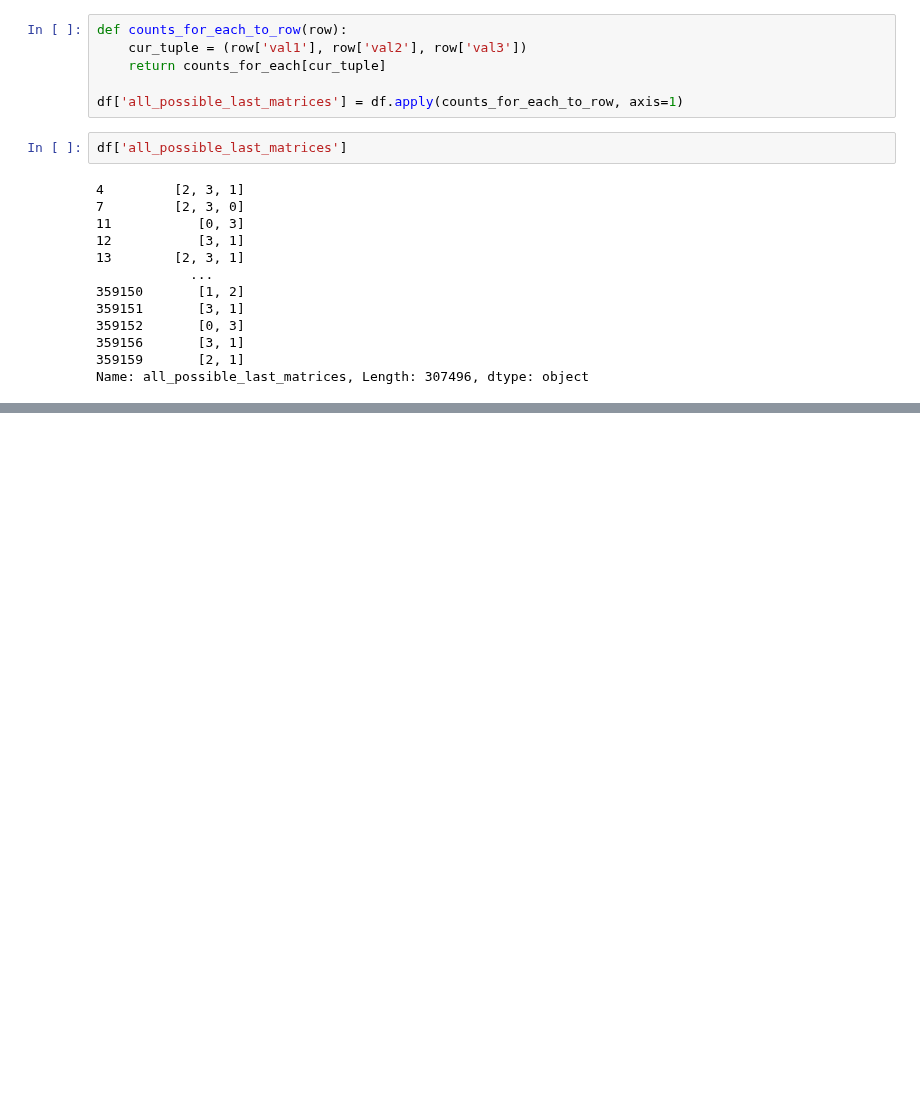
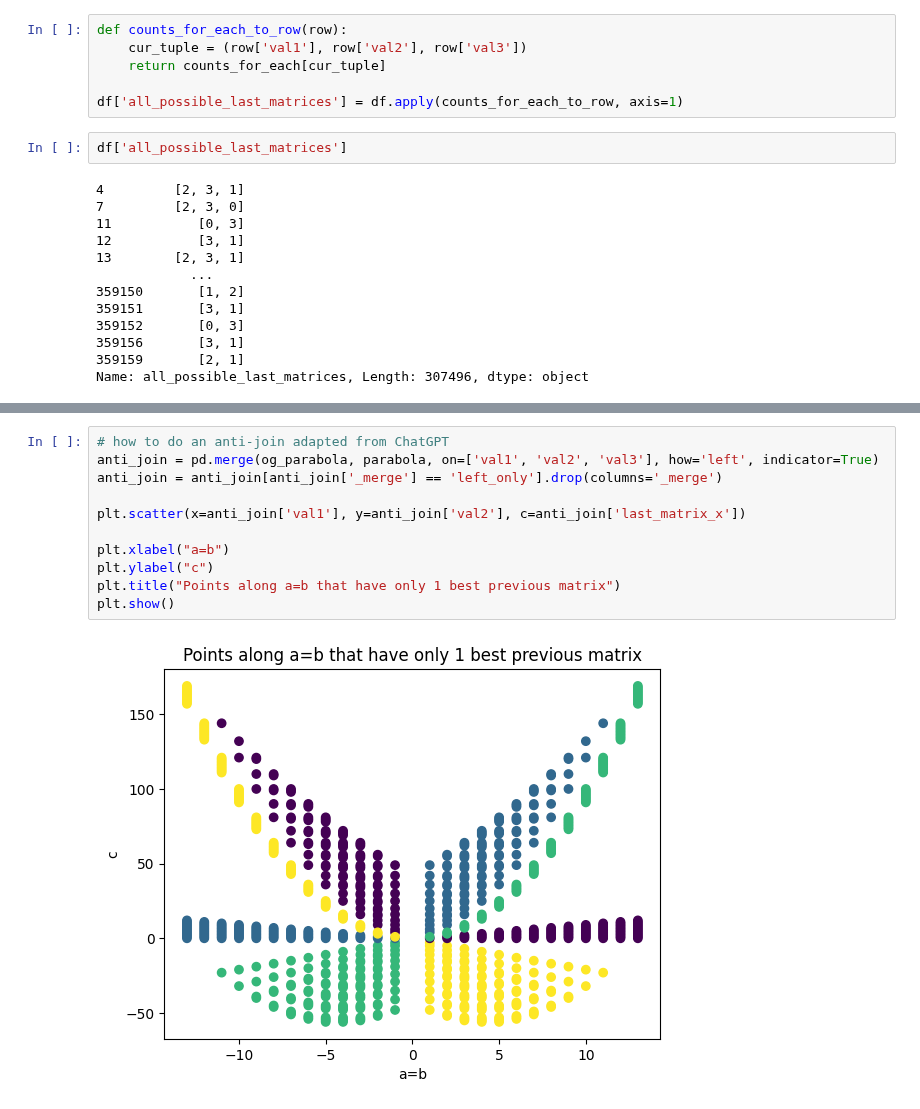
Before and after one commit to MXM-MachineLearning/MXM_AI_Ellenberg, a Jupyter notebook: heisenberg_group/Visualizations/duplicate_paths.ipynb, the cells around one changed output, grey strips where cells are left out. Cells and saved outputs as stored; diff of their text form; blank space fills up the shorter version.

```diff
--- a/heisenberg_group/Visualizations/duplicate_paths.ipynb
+++ b/heisenberg_group/Visualizations/duplicate_paths.ipynb
@@ -122,0 +143,13 @@ for i in [0, 1, 2, 3]:
+# %%
+# how to do an anti-join adapted from ChatGPT
+anti_join = pd.merge(og_parabola, parabola, on=['val1', 'val2', 'val3'], how='left', indicator=True)
+anti_join = anti_join[anti_join['_merge'] == 'left_only'].drop(columns='_merge')
+
+plt.scatter(x=anti_join['val1'], y=anti_join['val2'], c=anti_join['last_matrix_x'])
+
+plt.xlabel("a=b")
+plt.ylabel("c")
+plt.title("Points along a=b that have only 1 best previous matrix")
+plt.show()
+# %% [output]
+[figure, added]
```
Also changed, not shown: parts of 5 cells of this notebook.
